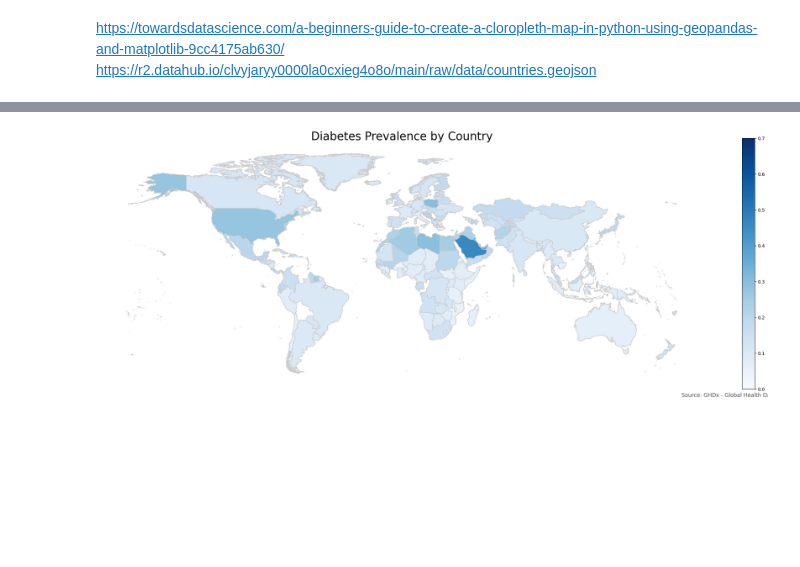
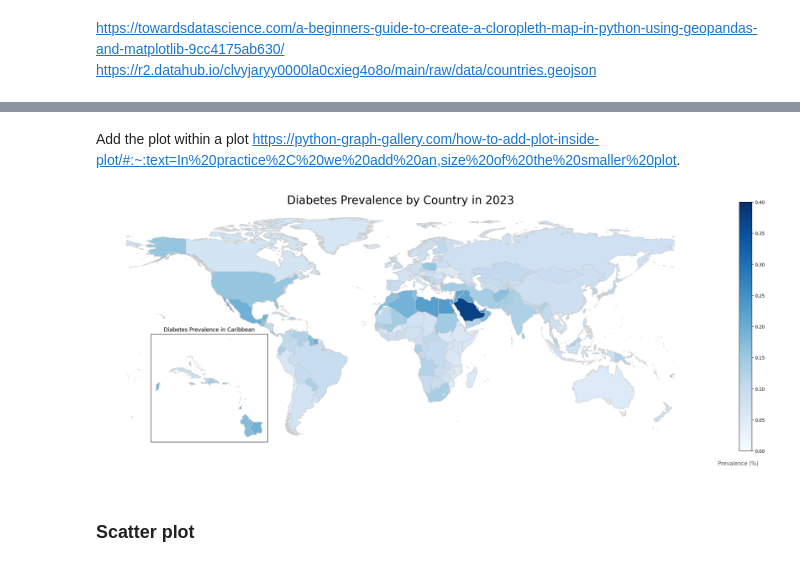
Before and after one commit to aldaszarnauskas/programming-for-data-analytics, a Jupyter notebook: project/project.ipynb, the cells around one changed output, grey strips where cells are left out. Saved outputs shown, nothing was run; the diff lists cells and outputs as text; code cells hidden in the pictures; blank space fills up the shorter version.

```diff
--- a/project/project.ipynb
+++ b/project/project.ipynb
@@ -208,2 +286,8 @@ I manually curated the absent_df.csv
+# %%
+map_df["country_name_GBD"] = [
+    acountry if acountry in percent_df.location_name.unique()
+    else country_map[acountry]
+    for acountry in map_df.name
+]
 # %%
-merged = map_df.merge(percent_df, left_on='name', right_on='location_name', how='inner')
+merged = map_df.merge(percent_df, left_on='country_name_GBD', right_on='location_name', how='inner')
@@ -210,3 +304,8 @@ merged = map_df.merge(percent_df, left_on='name', right_on='location_name', how=
 # %% [markdown]
 https://towardsdatascience.com/a-beginners-guide-to-create-a-cloropleth-map-in-python-using-geopandas-and-matplotlib-9cc4175ab630/
 https://r2.datahub.io/clvyjaryy0000la0cxieg4o8o/main/raw/data/countries.geojson
+# %%
+data = merged.groupby(["country_name_GBD", "geometry", "region"]).mean("val").reset_index()
+# %%
+data = gpd.GeoDataFrame(data)
+data.head()
@@ -213,18 +328,38 @@ https://r2.datahub.io/clvyjaryy0000la0cxieg4o8o/main/raw/data/countries.geojson
+# %% [markdown]
+Add the plot within a plot
+https://python-graph-gallery.com/how-to-add-plot-inside-plot/#:~:text=In%20practice%2C%20we%20add%20an,size%20of%20the%20smaller%20plot.
 # %%
 variable = 'val'
-vmin, vmax = 0, round(merged["val"].max(), 1)
+vmin, vmax = 0, round(data["val"].max(), 1)
 fig, ax = plt.subplots(1, figsize=(30, 10))
 ax.axis('off')
-ax.set_title('Diabetes Prevalence by Country', fontdict={'fontsize': '25', 'fontweight' : '3'})
-ax.annotate('Source: GHDx - Global Health Data Exchange', xy=(0.6, .05), xycoords='figure fraction', fontsize=12, color='#555555')
+ax.set_title('Diabetes Prevalence by Country in 2023', fontdict={'fontsize': '25', 'fontweight' : '3'})
+ax.annotate('Prevalence (%)', xy=(0.64, .04), xycoords='figure fraction', fontsize=12, color='#555555')
 
-merged.plot(column=variable, cmap='Blues', linewidth=0.8, ax=ax, edgecolor='0.8',
+data.plot(column=variable, cmap='Blues', linewidth=0.8, ax=ax, edgecolor='0.8',
             vmin=vmin, vmax=vmax)
 
 sm = plt.cm.ScalarMappable(cmap='Blues', norm=plt.Normalize(vmin=vmin, vmax=vmax))
 sm.set_array([])
 fig.colorbar(sm, ax=ax)
 
+# create inset plot
+sub_ax = inset_axes(
+    parent_axes=ax,
+    width="35%",
+    height="45%",
+    loc="lower left",
+    borderpad=1  # padding between parent and inset axes
+)
+carribean_df = data[data["region"] == "Caribbean"]
+carribean_df.plot(column=variable, cmap='Blues', linewidth=0.8, ax=sub_ax, edgecolor='0.8',
+            vmin=vmin, vmax=vmax)
+sub_ax.set_xticks([])
+sub_ax.set_yticks([])
+sub_ax.set_title('Diabetes Prevalence in Caribbean', fontdict={'fontsize': '12', 'fontweight' : '3'})
+
 plt.show()
 # %% [output]
-[figure, old version]
+[figure, new version]
+# %% [markdown]
+### Scatter plot
```
Also changed, not shown: parts of 8 cells of this notebook, 2 other files.
